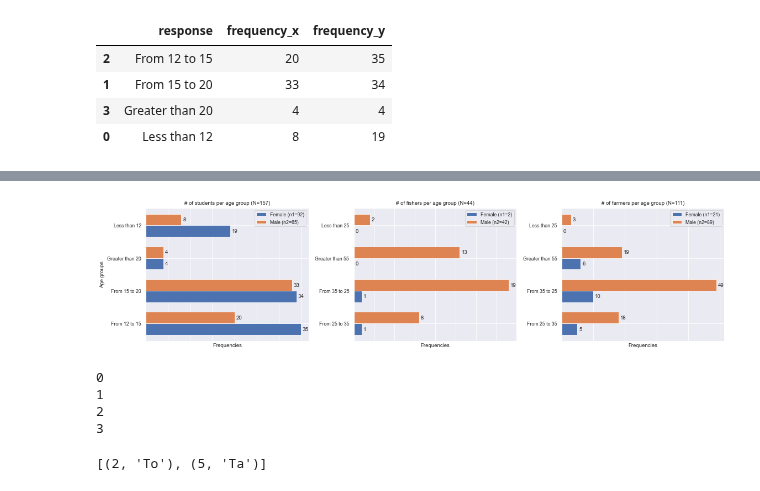
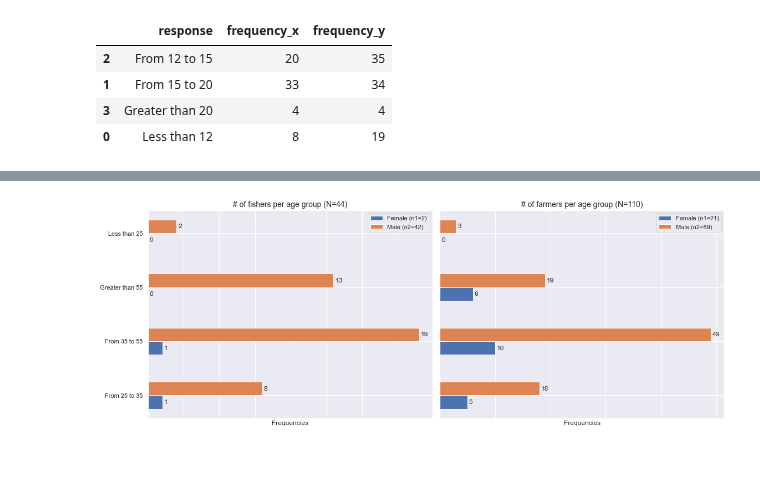
Before and after one commit to wisnercelucus/pes-nippes-data-cleaning, a Jupyter notebook: notebooks/analysis.ipynb, the cells around one changed output, grey strips where cells are left out. Drawn from its saved outputs; the diff is of its cells as text; code cells hidden in the pictures; blank space fills up the shorter version.

```diff
--- a/notebooks/analysis.ipynb
+++ b/notebooks/analysis.ipynb
@@ -6,6 +6,9 @@ import numpy as np
 import matplotlib.pyplot as plt
 pd.options.mode.chained_assignment = None
 import seaborn as sns
+import textwrap
+max_width = 25
+width = 0.25
 # %%
 pd.set_option('display.max_colwidth', 20000)
 out_put_path = r'../datasets/baseline/output/'
@@ -129,5 +132,7 @@ fa_ages_df
 | 2 | Greater than 55 | 19 | 6.0 |
 | 3 | Less than 25 | 3 | 0.0 |
 # %%
-sns.set(rc={'figure.figsize':(16,4)})
+
 sns.set_context('paper')
+title_fontsize = 14
+label_fontsize = 12
@@ -134,75 +172,54 @@ sns.set_context('paper')
 # %%
 # Fixing random state for reproducibility
 
-fig, ax = plt.subplots(1, 3, sharey=False)
-width = 0.35
+sns.set(rc={'figure.figsize':(16,6)})
+fig, ax = plt.subplots(1, 2, sharey=True)
+#width = 0.25
 
-ax1 = ax[0]
-ax2 = ax[1]
-ax3 = ax[2]
-
-#Plot Students
-s_y_pos = np.arange(len(s_ages_interval))
-s_rects_f = ax1.barh(s_y_pos - width/2, s_women_ages_values, width, align='center', label=f'Female (n1=%s)' % s_df_f.shape[0])
-s_rects_m = ax1.barh(s_y_pos + width/2, s_men_ages_values, width, align='center', label=f'Male (n2=%s)' % s_df_m.shape[0])
-ax1.legend()
-ax1.set_yticks(s_y_pos)
-ax1.set_yticklabels(s_ages_interval)
-ax1.set_title('# of students per age group (N=%s)' % s_df.shape[0])
-ax1.set_ylabel('Age groups')
-ax1.set_xlabel('Frequencies')
-ax1.bar_label(s_rects_f, padding=3)
-ax1.bar_label(s_rects_m, padding=3)
-ax1.tick_params(
-    axis='x',          # changes apply to the x-axis
-    which='both',      # both major and minor ticks are affected
-    bottom=False,      # ticks along the bottom edge are off
-    top=False,         # ticks along the top edge are off
-    labelbottom=False)
-
+ax2 = ax[0]
+ax3 = ax[1]
 
 #Plot Fishers
 fi_y_pos = np.arange(len(fi_ages_interval))
-fi_rects_f = ax2.barh(fi_y_pos - width/2, fi_women_ages_values, width, align='center', label=f'Female (n1=%s)' % fi_df_f.shape[0])
-fi_rects_m = ax2.barh(fi_y_pos + width/2, fi_men_ages_values, width, align='center', label=f'Male (n2=%s)' % fi_df_m.shape[0])
+fi_rects_f = ax2.barh(fi_y_pos - width/2, fi_women_ages_values, width, align='center', label=f'Female (n1=%s)' % int(sum(fi_women_ages_values)))
+fi_rects_m = ax2.barh(fi_y_pos + width/2, fi_men_ages_values, width, align='center', label=f'Male (n2=%s)' % int(sum(fi_men_ages_values)))
 ax2.legend()
 ax2.set_yticks(fi_y_pos)
 ax2.set_yticklabels(fi_ages_interval)
-ax2.set_title('# of fishers per age group (N=%s)' % fi_df.shape[0])
+ax2.set_title('# of fishers per age group (N=%s)' % int(sum(fi_women_ages_values) + sum(fi_men_ages_values)), fontsize=title_fontsize)
 #ax2.set_ylabel('Age groups')
-ax2.set_xlabel('Frequencies')
+ax2.set_xlabel('Frequencies', fontsize=label_fontsize)
 ax2.bar_label(fi_rects_f, padding=3)
 ax2.bar_label(fi_rects_m, padding=3)
 ax2.tick_params(
     axis='x',          # changes apply to the x-axis
     which='both',      # both major and minor ticks are affected
     bottom=False,      # ticks along the bottom edge are off
     top=False,         # ticks along the top edge are off
     labelbottom=False)
 
 
-
 #Plot Fishers
 fa_y_pos = np.arange(len(fa_ages_interval))
-fa_rects_f = ax3.barh(fa_y_pos - width/2, fa_women_ages_values, width, align='center', label=f'Female (n1=%s)' % fa_df_f.shape[0])
-fa_rects_m = ax3.barh(fa_y_pos + width/2, fa_men_ages_values, width, align='center', label=f'Male (n2=%s)' % fa_df_m.shape[0])
+fa_rects_f = ax3.barh(fa_y_pos - width/2, fa_women_ages_values, width, align='center', label=f'Female (n1=%s)' % int(sum(fa_women_ages_values)))
+fa_rects_m = ax3.barh(fa_y_pos + width/2, fa_men_ages_values, width, align='center', label=f'Male (n2=%s)' % int(sum(fa_men_ages_values)))
 ax3.legend()
 ax3.set_yticks(fa_y_pos)
 ax3.set_yticklabels(fa_ages_interval)
-ax3.set_title('# of farmers per age group (N=%s)' % fa_df.shape[0])
+ax3.set_title('# of farmers per age group (N=%s)' % int(sum(fa_women_ages_values) + sum(fa_men_ages_values)), fontsize=title_fontsize)
 #ax2.set_ylabel('Age groups')
-ax3.set_xlabel('Frequencies')
+ax3.set_xlabel('Frequencies', fontsize=label_fontsize)
 ax3.bar_label(fa_rects_f, padding=3)
 ax3.bar_label(fa_rects_m, padding=3)
 ax3.tick_params(
     axis='x',          # changes apply to the x-axis
     which='both',      # both major and minor ticks are affected
     bottom=False,      # ticks along the bottom edge are off
     top=False,         # ticks along the top edge are off
     labelbottom=False)
 
-
 fig.tight_layout()
+plt.savefig('../figs/fi_fa_ages_interval.png',dpi=250,bbox_inches = 'tight')
 plt.show()
 # %% [output]
-[figure, old version]
+[figure, new version]
@@ -211,16 +225,0 @@ n = [ 8, 8, 9, 9]
-# %%
-for i, v in enumerate(n):
-    print(i)
-# %% [output]
-0
-1
-2
-3
-# %%
-l = [2, 5]
-
-names = ['To', 'Ta', 'Pee', 'Pow']
-
-list(zip(l, names))
-# %% [output]
-[(2, 'To'), (5, 'Ta')]
```
Also changed, not shown: parts of 39 cells of this notebook, 17 other files.
